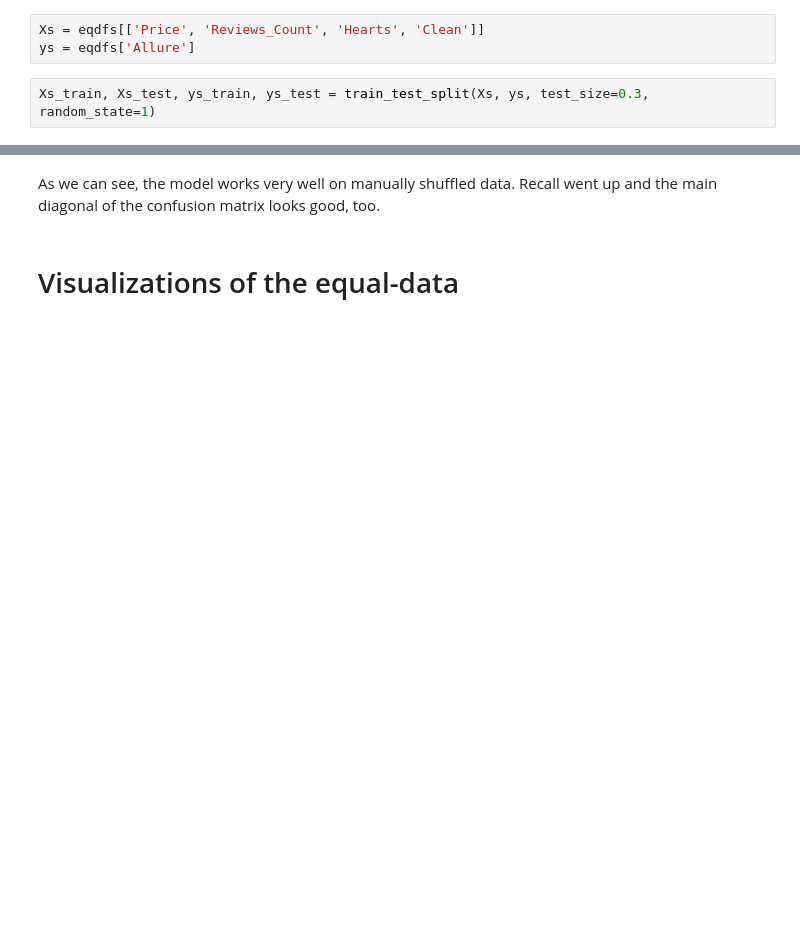
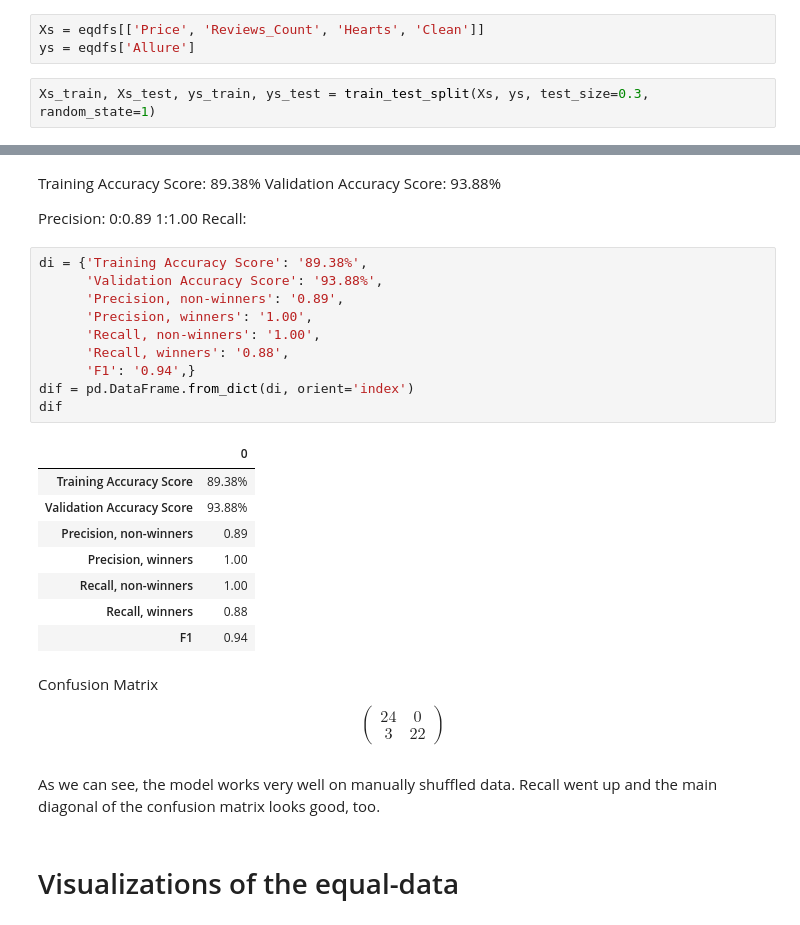
Before and after one commit to agorina91/Sephora_Classification, a Jupyter notebook: Jupyter_Notebooks/Shuffling_modeling_Sephora.ipynb, the cells around one changed output, grey strips where cells are left out. Cells and saved outputs as stored; diff of their text form; blank space fills up the shorter version.

```diff
--- a/Jupyter_Notebooks/Shuffling_modeling_Sephora.ipynb
+++ b/Jupyter_Notebooks/Shuffling_modeling_Sephora.ipynb
@@ -257,3 +282,34 @@ weighted avg       0.92      0.92      0.92        49
+# %% [markdown]
+Training Accuracy Score: 89.38%
+Validation Accuracy Score: 93.88%
+
+Precision: 0:0.89 1:1.00
+Recall:
+# %%
+di = {'Training Accuracy Score': '89.38%',
+      'Validation Accuracy Score': '93.88%',
+      'Precision, non-winners': '0.89',
+      'Precision, winners': '1.00',
+      'Recall, non-winners': '1.00',
+      'Recall, winners': '0.88',
+      'F1': '0.94',}
+dif = pd.DataFrame.from_dict(di, orient='index')
+dif
+# %% [output]
+|  | 0 |
+| Training Accuracy Score | 89.38% |
+| Validation Accuracy Score | 93.88% |
+| Precision, non-winners | 0.89 |
+| Precision, winners | 1.00 |
+| Recall, non-winners | 1.00 |
+| Recall, winners | 0.88 |
+| F1 | 0.94 |
+# %% [markdown]
+Confusion Matrix
+\begin{pmatrix}
+24 & 0\\
+3 & 22
+\end{pmatrix}
 # %% [markdown]
 As we can see, the model works very well on manually shuffled data. Recall went up and the main diagonal of the confusion matrix looks good, too.
 # %% [markdown]
```
Also changed, not shown: parts of 19 cells of this notebook, 2 other files.
